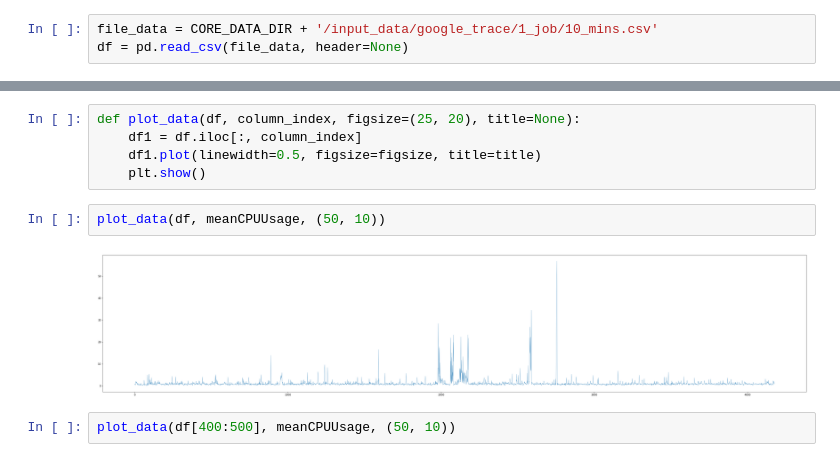
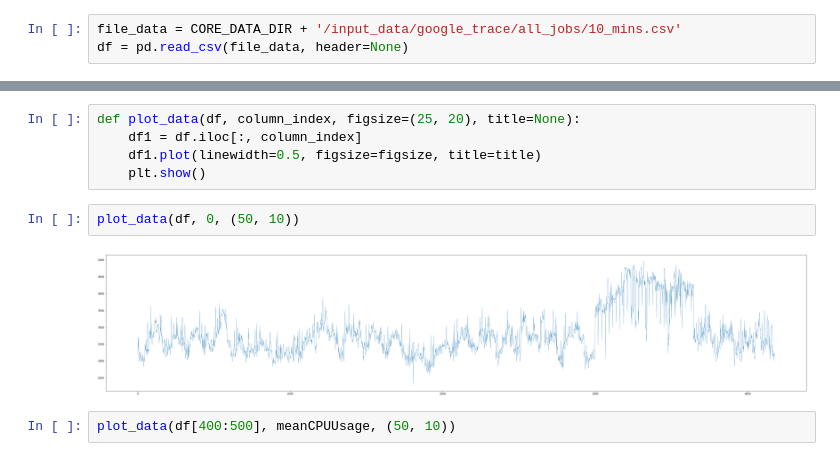
Before and after one commit to thangbk2209/pretraining_auto_scaling_ng, a Jupyter notebook: explore_data/google_trace.ipynb, the cells around one changed output, grey strips where cells are left out. Drawn from its saved outputs; the diff is of its cells as text.

```diff
--- a/explore_data/google_trace.ipynb
+++ b/explore_data/google_trace.ipynb
@@ -9,6 +9,6 @@ import pandas as pd
 import numpy as np
 import matplotlib.pyplot as plt
 # %%
-file_data = CORE_DATA_DIR + '/input_data/google_trace/1_job/10_mins.csv'
+file_data = CORE_DATA_DIR + '/input_data/google_trace/all_jobs/10_mins.csv'
 df = pd.read_csv(file_data, header=None)
 # %%
@@ -60,9 +38,9 @@ def plot_data(df, column_index, figsize=(25, 20), title=None):
     df1.plot(linewidth=0.5, figsize=figsize, title=title)
     plt.show()
 # %%
-plot_data(df, meanCPUUsage, (50, 10))
+plot_data(df, 0, (50, 10))
 # %% [output]
-[figure, old version]
+[figure, new version]
 # %%
 plot_data(df[400:500], meanCPUUsage, (50, 10))
 # %%
```
Also changed, not shown: parts of 4 cells of this notebook, 19 other files.
